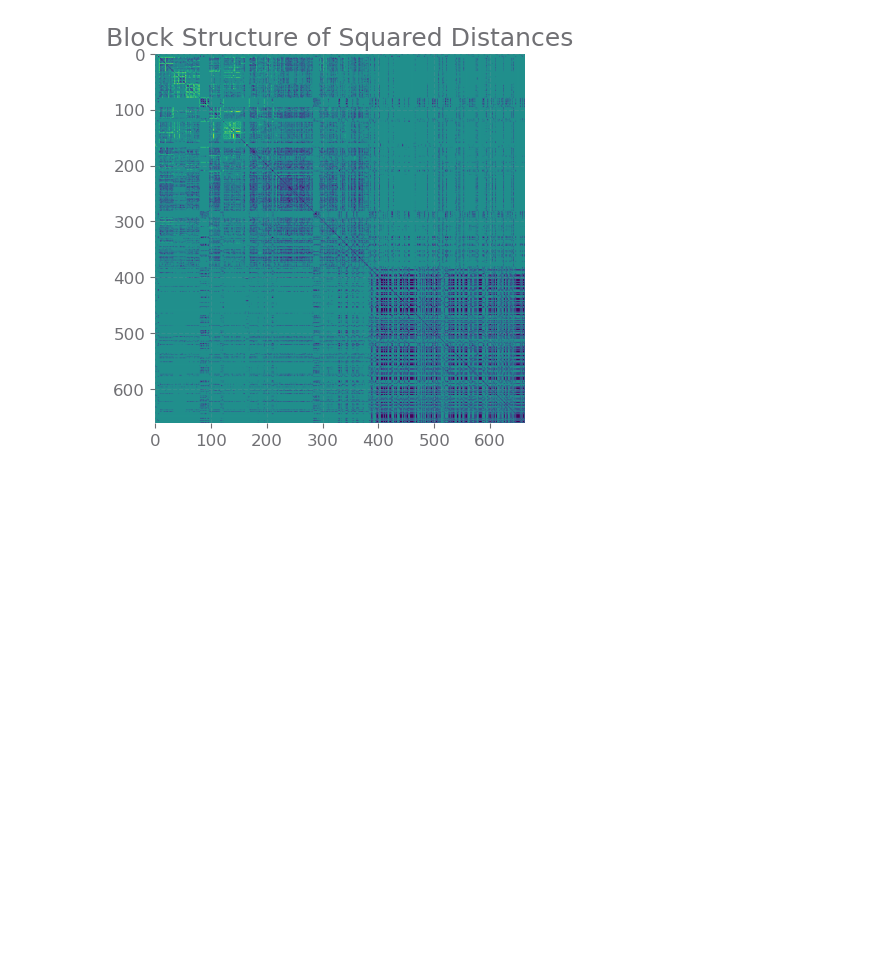
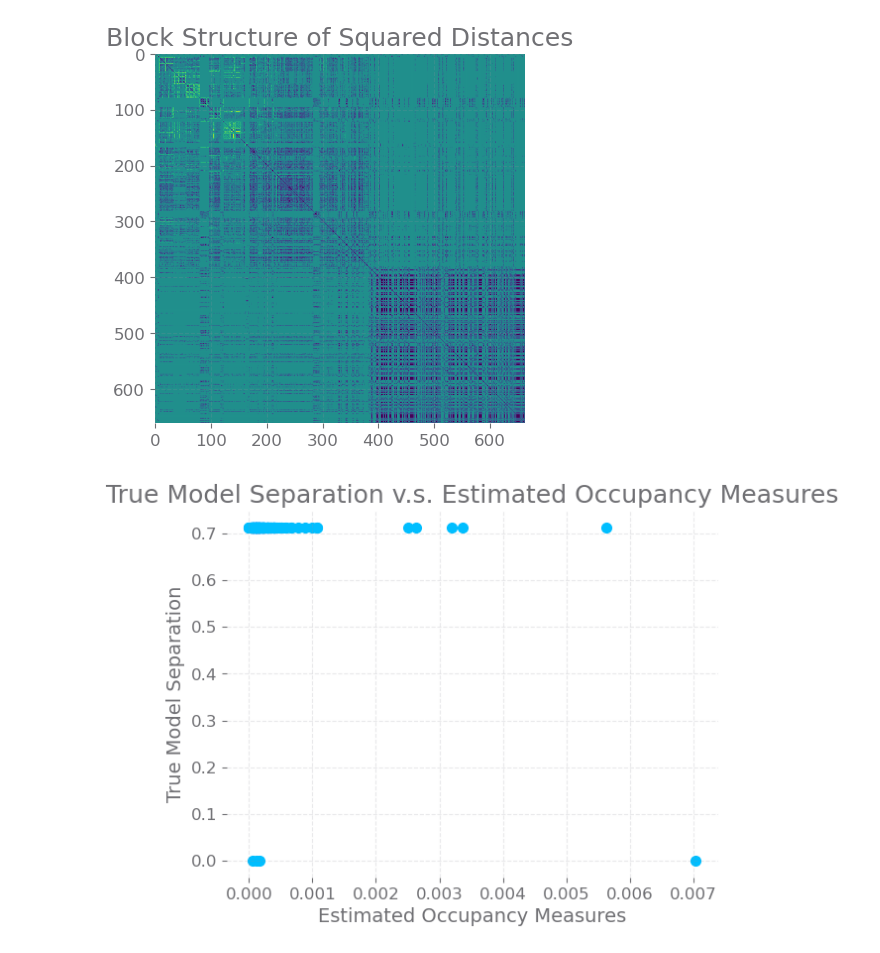
Before and after one commit to hetankevin/off-policy, a Jupyter notebook: mcmix/mdpRep.ipynb, the cells around one changed output. Drawn from its saved outputs; the diff is of its cells as text; code cells hidden in the pictures; blank space fills up the shorter version.

```diff
--- a/mcmix/mdpRep.ipynb
+++ b/mcmix/mdpRep.ipynb
@@ -524,0 +518,8 @@ plt.savefig('figs/blocks.png')
+# %%
+plt.scatter(d_min.flatten(), np.linalg.norm((P[0])-(P[1]), axis=-1).flatten())
+plt.xlabel('Estimated Occupancy Measures')
+plt.ylabel('True Model Separation')
+plt.title('True Model Separation v.s. Estimated Occupancy Measures')
+plt.savefig('figs/trueModelSep.png')
+# %% [output]
+[figure, new version]
```
Also changed, not shown: parts of 4 cells of this notebook, 2 other files.
